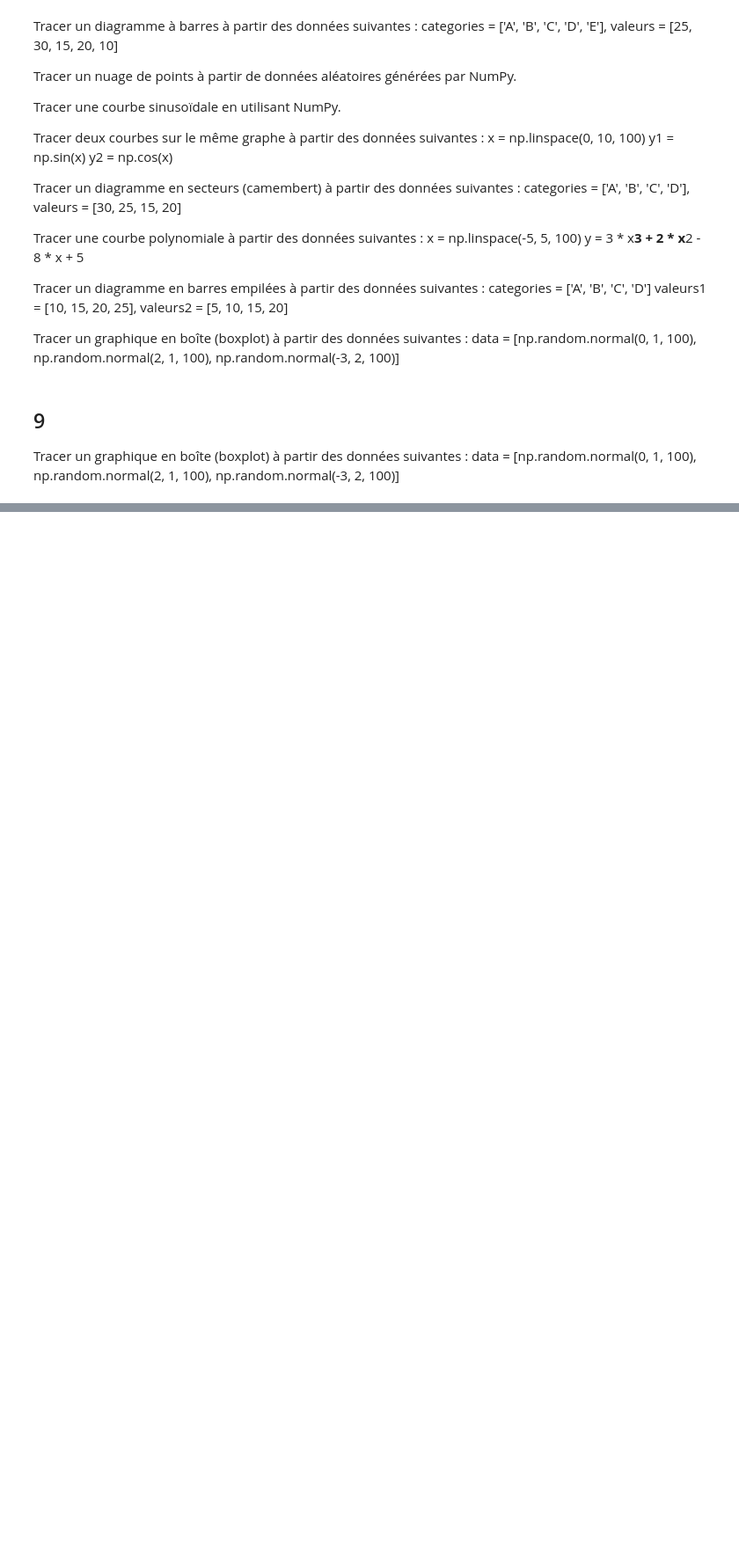
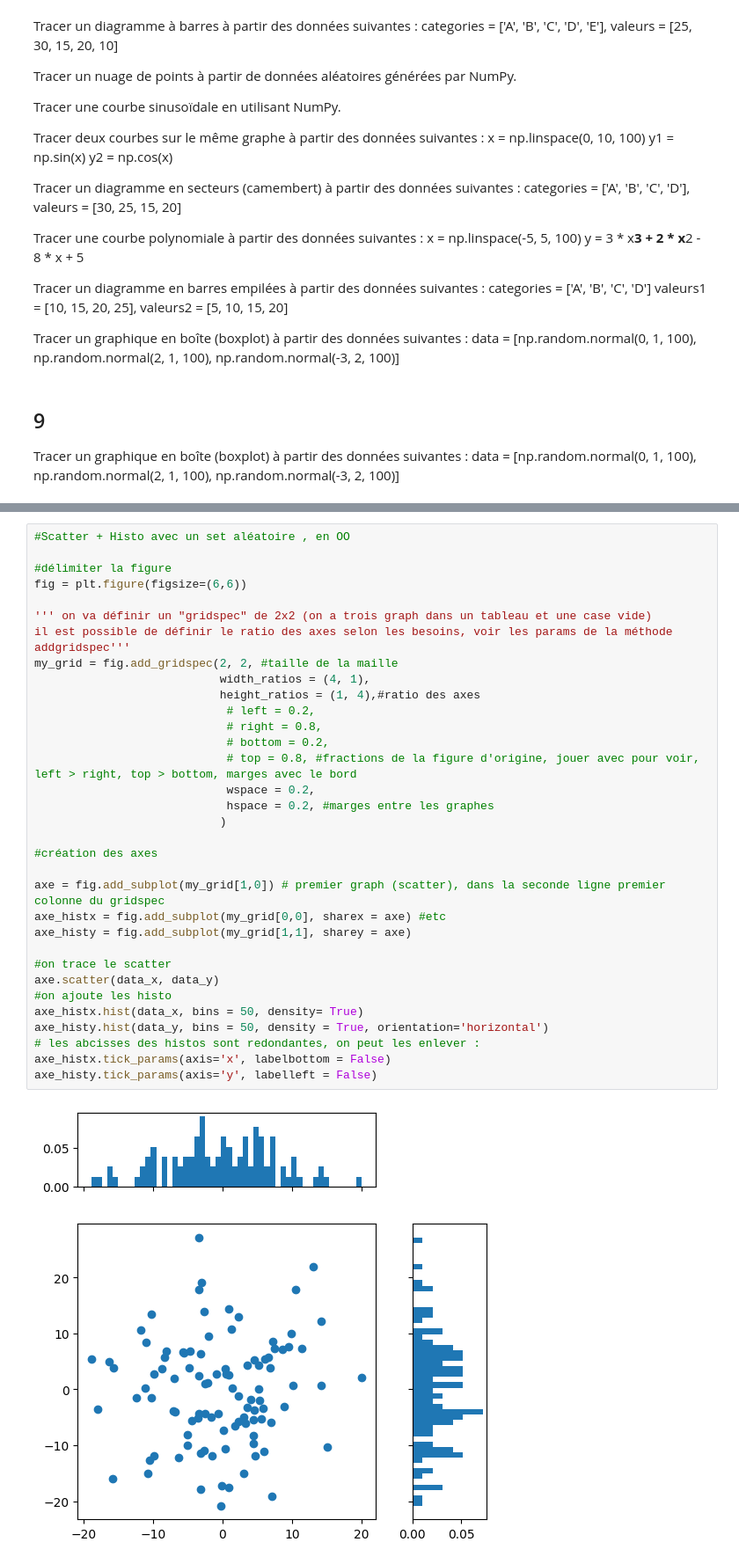
Before and after one commit to Insiares/simplon_datai_2025, a Jupyter notebook: 0/Exo_plot/Exo_plot.ipynb, the cells around one changed output, grey strips where cells are left out. Shown at 88% size. Drawn from its saved outputs; the diff is of its cells as text; blank space fills up the shorter version.

```diff
--- a/0/Exo_plot/Exo_plot.ipynb
+++ b/0/Exo_plot/Exo_plot.ipynb
@@ -114,0 +140,35 @@ plt.show()
+# %%
+#Scatter + Histo avec un set aléatoire , en OO
+
+#délimiter la figure
+fig = plt.figure(figsize=(6,6))
+
+''' on va définir un "gridspec" de 2x2 (on a trois graph dans un tableau et une case vide)
+il est possible de définir le ratio des axes selon les besoins, voir les params de la méthode addgridspec'''
+my_grid = fig.add_gridspec(2, 2, #taille de la maille
+                           width_ratios = (4, 1),
+                           height_ratios = (1, 4),#ratio des axes
+                            # left = 0.2,
+                            # right = 0.8,
+                            # bottom = 0.2,
+                            # top = 0.8, #fractions de la figure d'origine, jouer avec pour voir, left > right, top > bottom, marges avec le bord
+                            wspace = 0.2,
+                            hspace = 0.2, #marges entre les graphes
+                           )
+
+#création des axes
+
+axe = fig.add_subplot(my_grid[1,0]) # premier graph (scatter), dans la seconde ligne premier colonne du gridspec
+axe_histx = fig.add_subplot(my_grid[0,0], sharex = axe) #etc
+axe_histy = fig.add_subplot(my_grid[1,1], sharey = axe)
+
+#on trace le scatter
+axe.scatter(data_x, data_y)
+#on ajoute les histo
+axe_histx.hist(data_x, bins = 50, density= True)
+axe_histy.hist(data_y, bins = 50, density = True, orientation='horizontal')
+# les abcisses des histos sont redondantes, on peut les enlever :
+axe_histx.tick_params(axis='x', labelbottom = False)
+axe_histy.tick_params(axis='y', labelleft = False)
+# %% [output]
+[figure, added]
```
Also changed, not shown: parts of 6 cells of this notebook.
